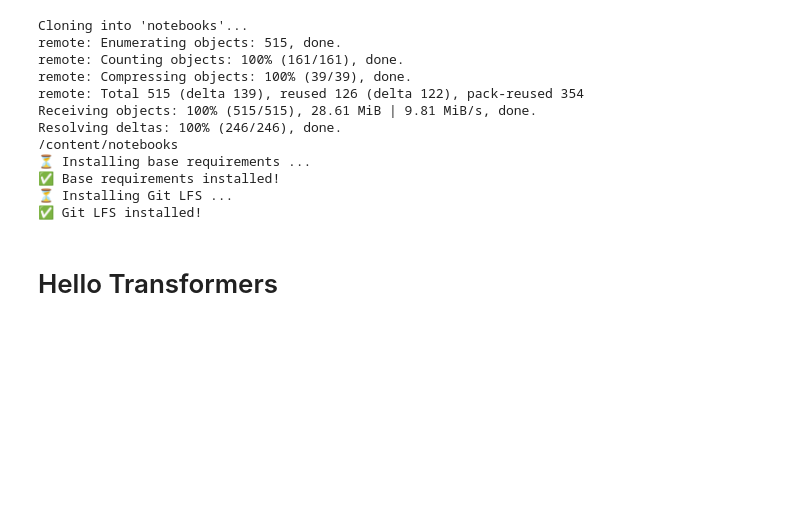
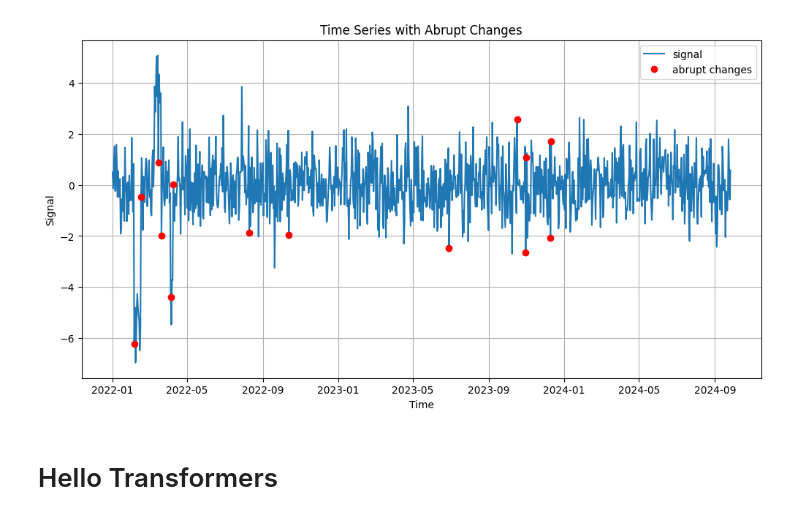
Before and after one commit to abeliansw/notebooks, a Jupyter notebook: 01_introduction_1.ipynb, the cells around one changed output. Cells and saved outputs as stored; diff of their text form; code cells hidden in the pictures; blank space fills up the shorter version.

Commit message:
Colaboratory를 통해 생성됨

```diff
--- a/01_introduction_1.ipynb
+++ b/01_introduction_1.ipynb
@@ -1,19 +0,0 @@
-# %%
-# Uncomment and run this cell if you're on Colab or Kaggle
-!git clone https://github.com/nlp-with-transformers/notebooks.git
-%cd notebooks
-from install import *
-install_requirements()
-# %% [output]
-Cloning into 'notebooks'...
-remote: Enumerating objects: 515, done.
-remote: Counting objects: 100% (161/161), done.
-remote: Compressing objects: 100% (39/39), done.
-remote: Total 515 (delta 139), reused 126 (delta 122), pack-reused 354
-Receiving objects: 100% (515/515), 28.61 MiB | 9.81 MiB/s, done.
-Resolving deltas: 100% (246/246), done.
-/content/notebooks
-⏳ Installing base requirements ...
-✅ Base requirements installed!
-⏳ Installing Git LFS ...
-✅ Git LFS installed!
@@ -23,0 +56,41 @@ setup_chapter()
+# %%
+#hide
+# from utils import *
+# setup_chapter()
+
+import pandas as pd
+import numpy as np
+
+# Set the random seed for reproducibility
+np.random.seed(42)
+
+# Generate a random time series with 1000 data points
+signal = pd.Series(np.random.normal(0, 1, 1000), index=pd.date_range('2022-01-01', periods=1000, freq='D'))
+
+# Add some abrupt changes to the time series
+signal.loc['2022-02-05':'2022-02-15'] -= 5
+signal.loc['2022-03-10':'2022-03-20'] += 3.5
+signal.loc['2022-04-05':'2022-04-08'] -= 4
+# %%
+import matplotlib.pyplot as plt
+
+# Plot the time series
+fig, ax = plt.subplots(figsize=(12, 6))
+ax.plot(signal, label='signal')
+
+# Plot the abrupt changes
+abrupt_changes = detect_abrupt_changes(signal, 0.3, 10)
+abrupt_changes = abrupt_changes.astype(int)
+ax.plot(signal[abrupt_changes==1], 'ro', label='abrupt changes')
+
+# Add labels, grid, and legend
+ax.set_xlabel('Time')
+ax.set_ylabel('Signal')
+ax.set_title('Time Series with Abrupt Changes')
+ax.legend()
+ax.grid(True)
+
+# Show the plot
+plt.show()
+# %% [output]
+[figure, added]
```
Also changed, not shown: parts of 4 cells of this notebook.
